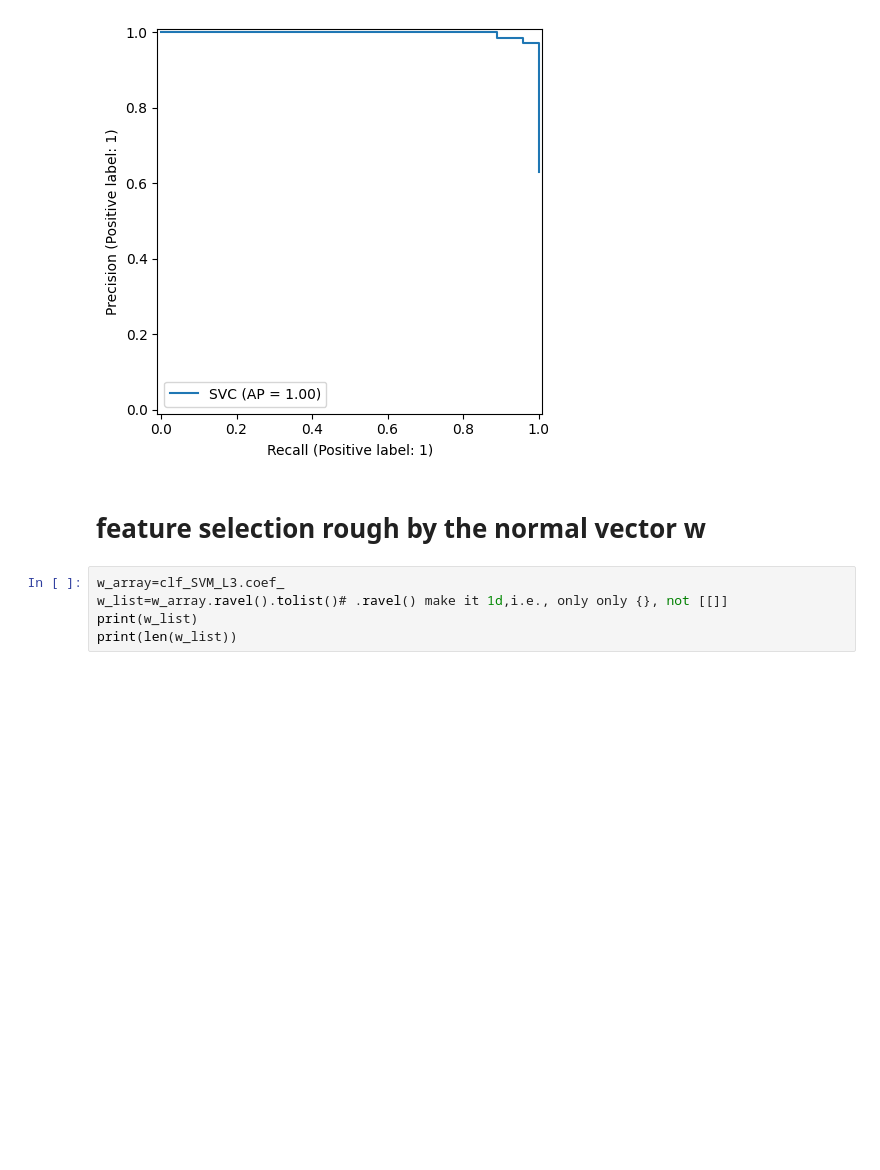
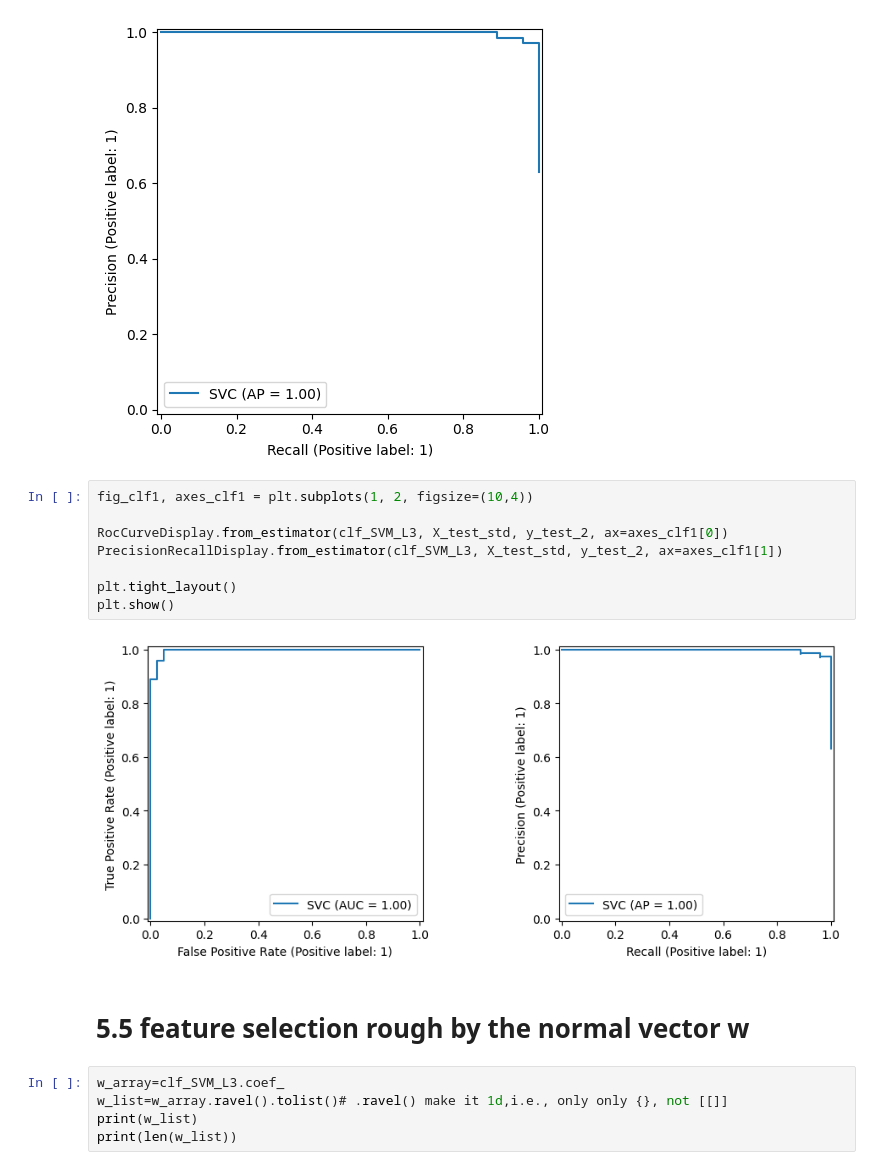
Before and after one commit to Yuyang-Yao/Math_-5750_Project1, a Jupyter notebook: project1.ipynb, the cells around one changed output. Saved outputs shown, nothing was run; the diff lists cells and outputs as text; blank space fills up the shorter version.

```diff
--- a/project1.ipynb
+++ b/project1.ipynb
@@ -975,8 +975,18 @@ PrecisionRecallDisplay.from_estimator(clf_SVM_L3, X_test_std, y_test_2)
 plt.show()
 # %% [output]
 [figure]
+# %%
+fig_clf1, axes_clf1 = plt.subplots(1, 2, figsize=(10,4))
+
+RocCurveDisplay.from_estimator(clf_SVM_L3, X_test_std, y_test_2, ax=axes_clf1[0])
+PrecisionRecallDisplay.from_estimator(clf_SVM_L3, X_test_std, y_test_2, ax=axes_clf1[1])
+
+plt.tight_layout()
+plt.show()
+# %% [output]
+[figure, added]
 # %% [markdown]
-# feature selection rough by the normal vector w
+# 5.5 feature selection rough by the normal vector w
 # %%
 w_array=clf_SVM_L3.coef_
 w_list=w_array.ravel().tolist()# .ravel() make it 1d,i.e., only only {}, not [[]]
```
Also changed, not shown: parts of 11 cells of this notebook.
